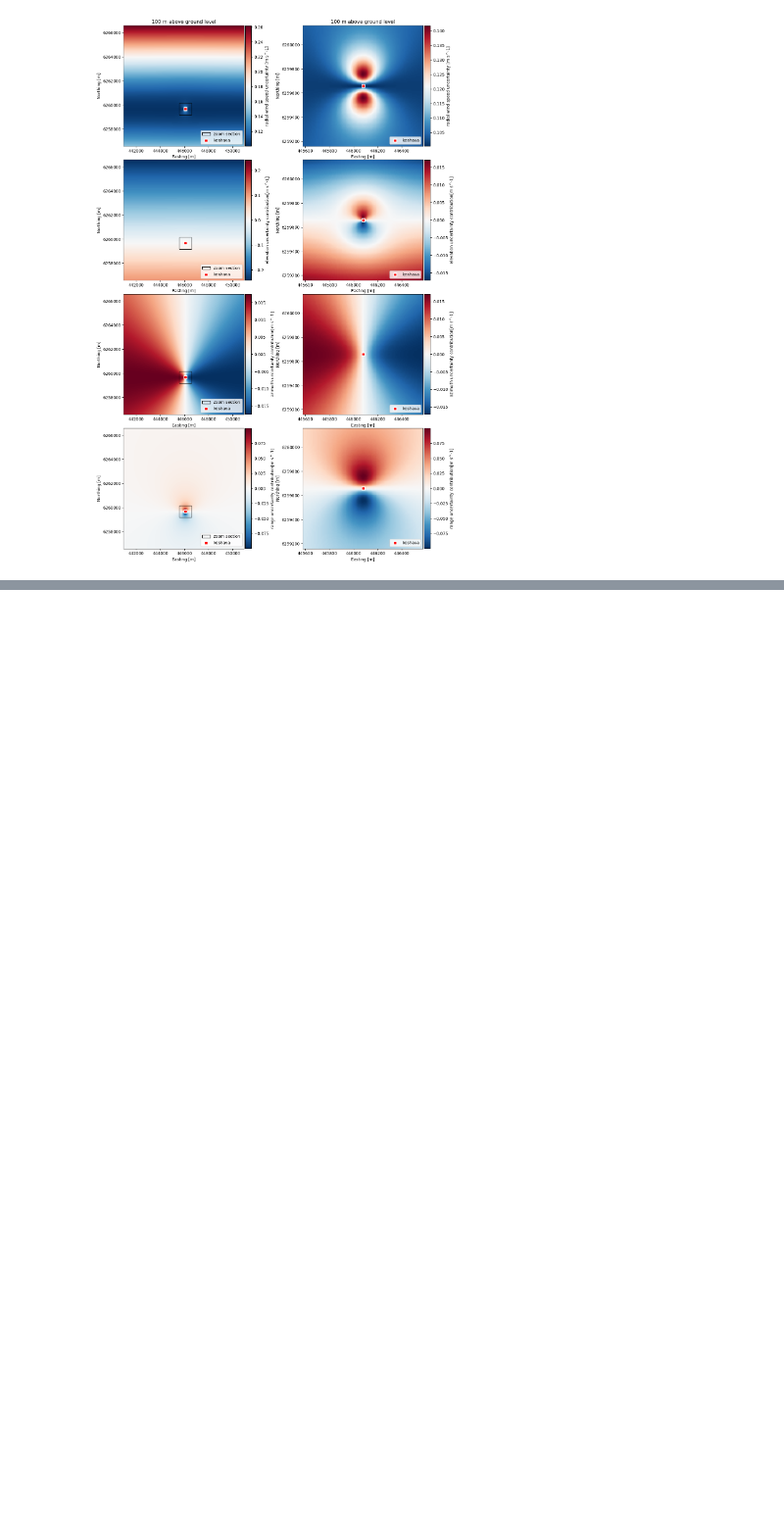
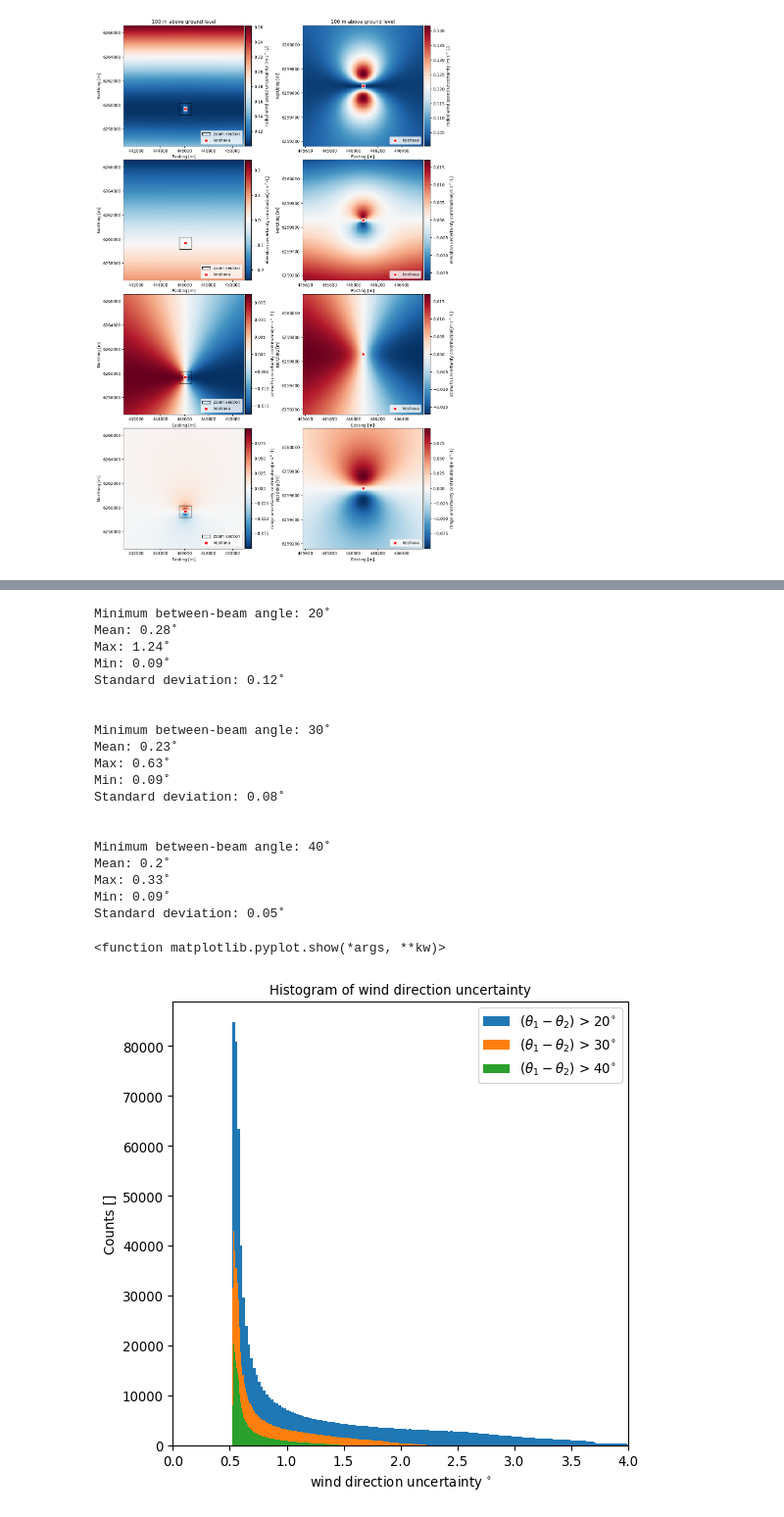
Before and after one commit to niva83/YADDUM, a Jupyter notebook: examples/example_1.ipynb, the cells around one changed output, grey strips where cells are left out. Shown: that part at 98% size. Saved outputs shown, nothing was run; the diff lists cells and outputs as text; code cells hidden in the pictures; blank space fills up the shorter version.

```diff
--- a/examples/example_1.ipynb
+++ b/examples/example_1.ipynb
@@ -558,0 +540,47 @@ plt.show()
+# %%
+
+
+fix, ax =  plt.subplots(figsize=(width_px/MY_DPI, height_px/MY_DPI), dpi=MY_DPI)
+
+for min_angle in range(20,50,10):
+    indexes = np.where(histogram_data_direction[:,0] > min_angle)
+    print('Minimum between-beam angle: ' + str(min_angle) + '˚')
+    print('Mean: ' + str(np.round(np.mean(histogram_data_speed[indexes][:,1]),2)) + '˚')
+    print('Max: ' + str(np.round(np.max(histogram_data_speed[indexes][:,1]),2))+ '˚')
+    print('Min: ' + str(np.round(np.min(histogram_data_speed[indexes][:,1]),2))+ '˚')
+    print('Standard deviation: ' + str(np.round(np.std(histogram_data_speed[indexes][:,1]),2))+ '˚')
+    print('\n')
+
+    plt.hist((histogram_data_direction[indexes][:,1]),
+             bins='auto', label = r"$(\theta_{1} - \theta_{2})$ > " + str(min_angle) + r"$^{\circ}$")
+
+ax.legend(loc='upper right', fontsize=10)
+plt.title('Histogram of wind direction uncertainty', fontsize = 10)
+plt.xlabel(r'wind direction uncertainty $^{\circ}$', fontsize = 10)
+plt.ylabel('Counts []', fontsize = 10)
+
+plt.xlim(0, 4)
+
+plt.show
+# %% [output]
+Minimum between-beam angle: 20˚
+Mean: 0.28˚
+Max: 1.24˚
+Min: 0.09˚
+Standard deviation: 0.12˚
+
+
+Minimum between-beam angle: 30˚
+Mean: 0.23˚
+Max: 0.63˚
+Min: 0.09˚
+Standard deviation: 0.08˚
+
+
+Minimum between-beam angle: 40˚
+Mean: 0.2˚
+Max: 0.33˚
+Min: 0.09˚
+Standard deviation: 0.05˚
+<function matplotlib.pyplot.show(*args, **kw)>
+[figure, added]
```
Also changed, not shown: parts of 11 cells of this notebook, 3 other files.
